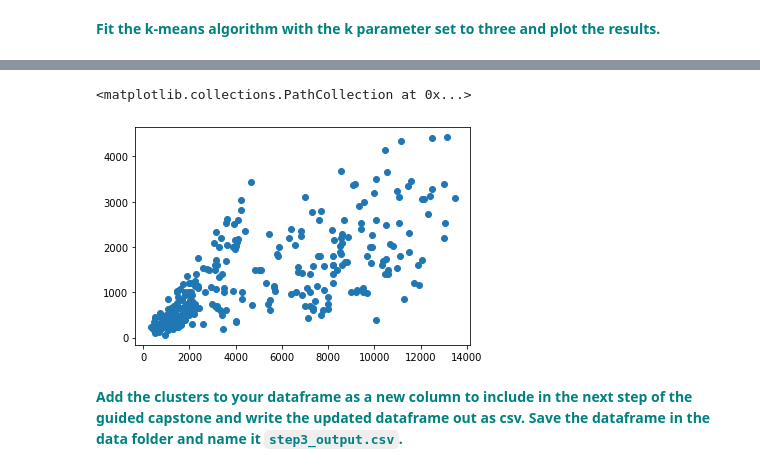
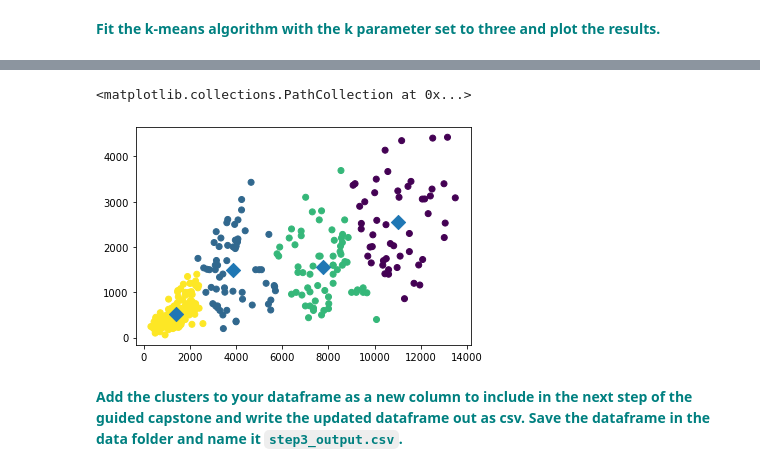
Before and after one commit to jkujuum/Mini_Projects, a Jupyter notebook: Guided_Capstone/GuidedCapstone_Step3.ipynb, the cells around one changed output, grey strips where cells are left out. Cells and saved outputs as stored; diff of their text form; code cells hidden in the pictures.

```diff
--- a/Guided_Capstone/GuidedCapstone_Step3.ipynb
+++ b/Guided_Capstone/GuidedCapstone_Step3.ipynb
@@ -370,13 +362,13 @@ x = df.drop(['Name','state'],axis=1).values
 # %%
 Error =[]
 for i in range(1, 11):
-    kmeans = KMeans(n_clusters = i).fit(x)
+    kmeans = KMeans(n_clusters = i)
     kmeans.fit(x)
     Error.append(kmeans.inertia_)
 #import matplotlib.pyplot as plt
 plt.plot(range(1, 11), Error)
 plt.title('Elbow method')
 plt.xlabel('No of clusters')
-plt.ylabel('Error')
+plt.ylabel('Error');
 #plt.show()
 # %% [output]
@@ -387,5 +378,4 @@ Text(0, 0.5, 'Error')
 # %%
 kmeans = KMeans(n_clusters=4)
 kmeans.fit(x)
-predict=kmeans.predict(x)
-predict
+labels=kmeans.predict(x)
@@ -408,8 +382,13 @@ array([2, 2, 0, 1, 1, 3, 3, 3, 3, 3, 3, 1, 1, 1, 1, 3, 3, 3, 3, 3, 3, 3,
-# %%
-plt.scatter(x[:, 0], x[:, 1])
-# %% [output]
-<matplotlib.collections.PathCollection at 0x...>
-[figure, removed]
+# %%
+plt.scatter(x[:, 0], x[:, 1],c=labels)
+centroids = kmeans.cluster_centers_
+centroid_x=centroids[:,0]
+centroid_y=centroids[:,1]
+
+plt.scatter(centroid_x,centroid_y,marker='D',s=100)
+# %% [output]
+<matplotlib.collections.PathCollection at 0x...>
+[figure, added]
 # %% [markdown]
 <font color='teal'>**Add the clusters to your dataframe as a new column to include in the next step of the guided capstone and write the updated dataframe out as csv. Save the dataframe in the data folder and name it `step3_output.csv`.**</font>
 # %%
```
Also changed, not shown: parts of 7 cells of this notebook, 2 other files.
